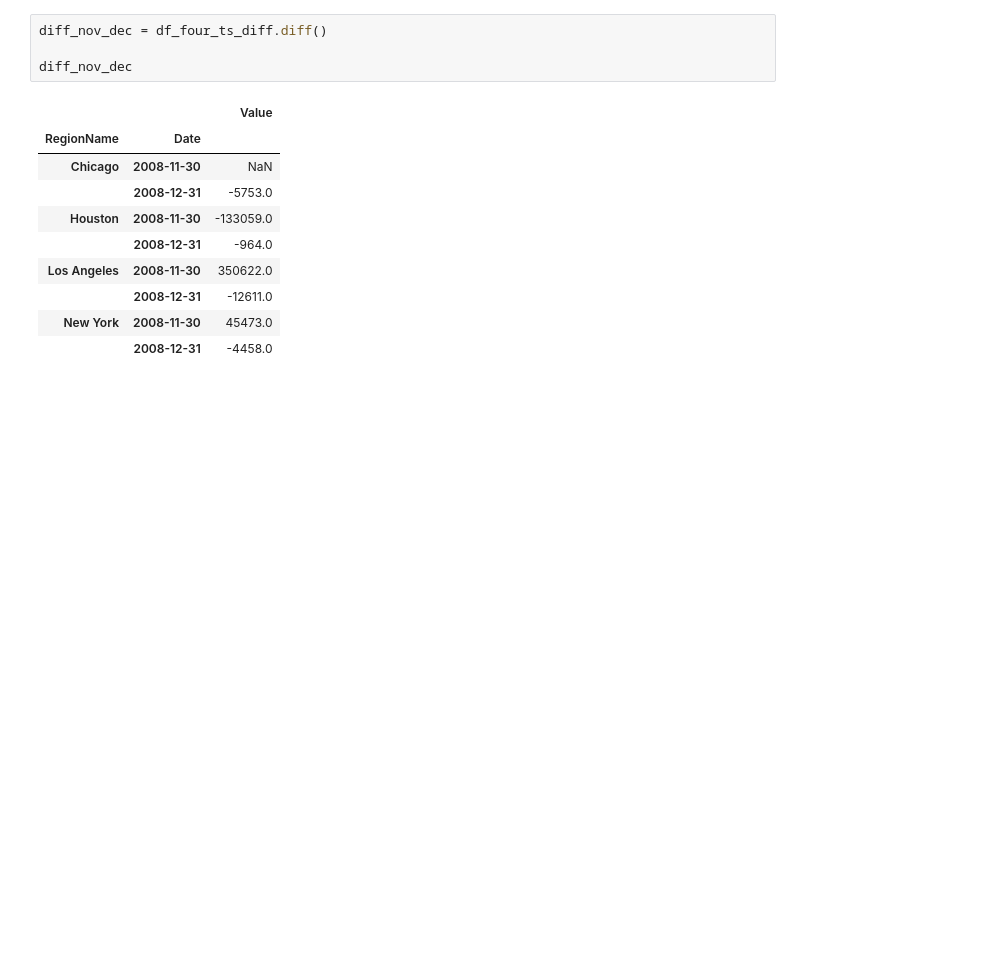
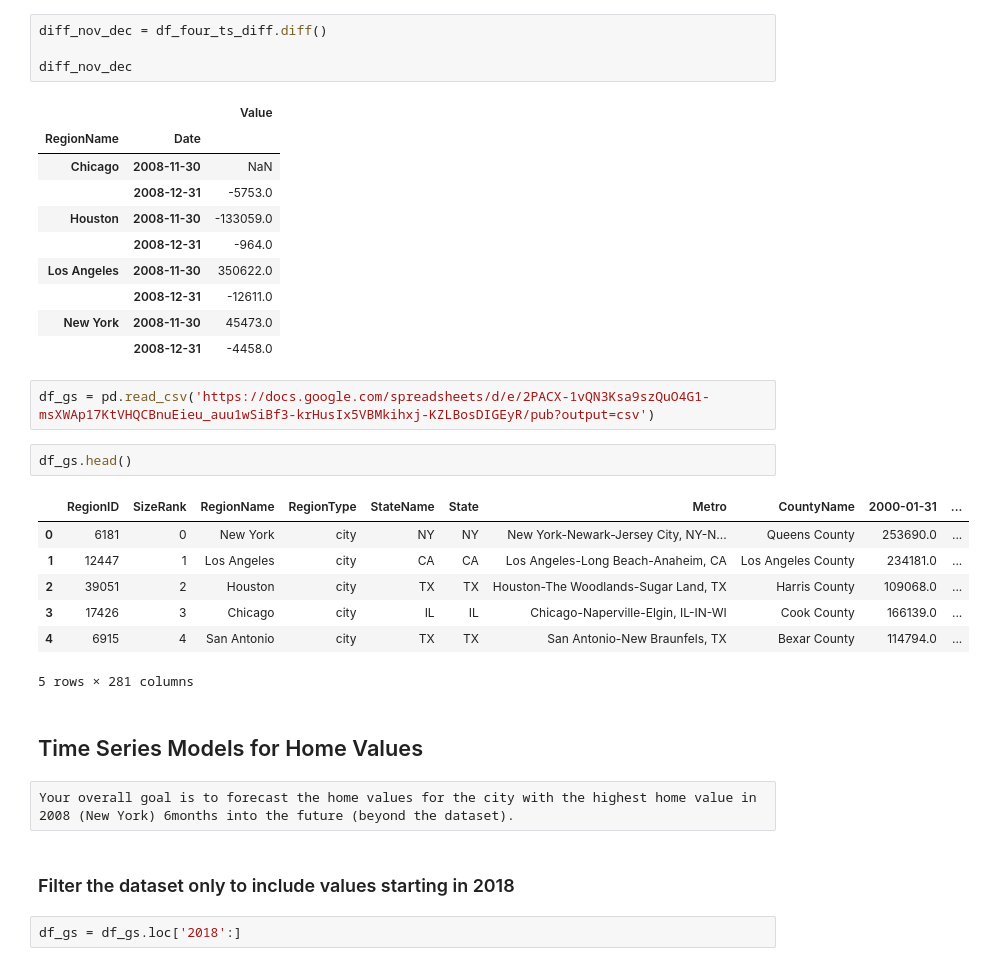
Before and after one commit to EhLeeOod/time-series, a Jupyter notebook: core-wide-form-time-data.ipynb, the cells around one changed output. Drawn from its saved outputs; the diff is of its cells as text; blank space fills up the shorter version.

```diff
--- a/core-wide-form-time-data.ipynb
+++ b/core-wide-form-time-data.ipynb
@@ -269,3 +277,23 @@ diff_nov_dec
 |  | 2008-12-31 | -12611.0 |
 | New York | 2008-11-30 | 45473.0 |
 |  | 2008-12-31 | -4458.0 |
+# %%
+df_gs = pd.read_csv('https://docs.google.com/spreadsheets/d/e/2PACX-1vQN3Ksa9szQuO4G1-msXWAp17KtVHQCBnuEieu_auu1wSiBf3-krHusIx5VBMkihxj-KZLBosDIGEyR/pub?output=csv')
+# %%
+df_gs.head()
+# %% [output]
+|  | RegionID | SizeRank | RegionName | RegionType | StateName | State | Metro | CountyName | 2000-01-31 | ... |
+| 0 | 6181 | 0 | New York | city | NY | NY | New York-Newark-Jersey City, NY-N... | Queens County | 253690.0 | ... |
+| 1 | 12447 | 1 | Los Angeles | city | CA | CA | Los Angeles-Long Beach-Anaheim, CA | Los Angeles County | 234181.0 | ... |
+| 2 | 39051 | 2 | Houston | city | TX | TX | Houston-The Woodlands-Sugar Land, TX | Harris County | 109068.0 | ... |
+| 3 | 17426 | 3 | Chicago | city | IL | IL | Chicago-Naperville-Elgin, IL-IN-WI | Cook County | 166139.0 | ... |
+| 4 | 6915 | 4 | San Antonio | city | TX | TX | San Antonio-New Braunfels, TX | Bexar County | 114794.0 | ... |
+5 rows × 281 columns
+# %% [markdown]
+## Time Series Models for Home Values
+# %% [raw]
+Your overall goal is to forecast the home values for the city with the highest home value in 2008 (New York) 6months into the future (beyond the dataset).
+# %% [markdown]
+### Filter the dataset only to include values starting in 2018
+# %%
+df_gs = df_gs.loc['2018':]
```
Also changed, not shown: parts of 14 cells of this notebook.
